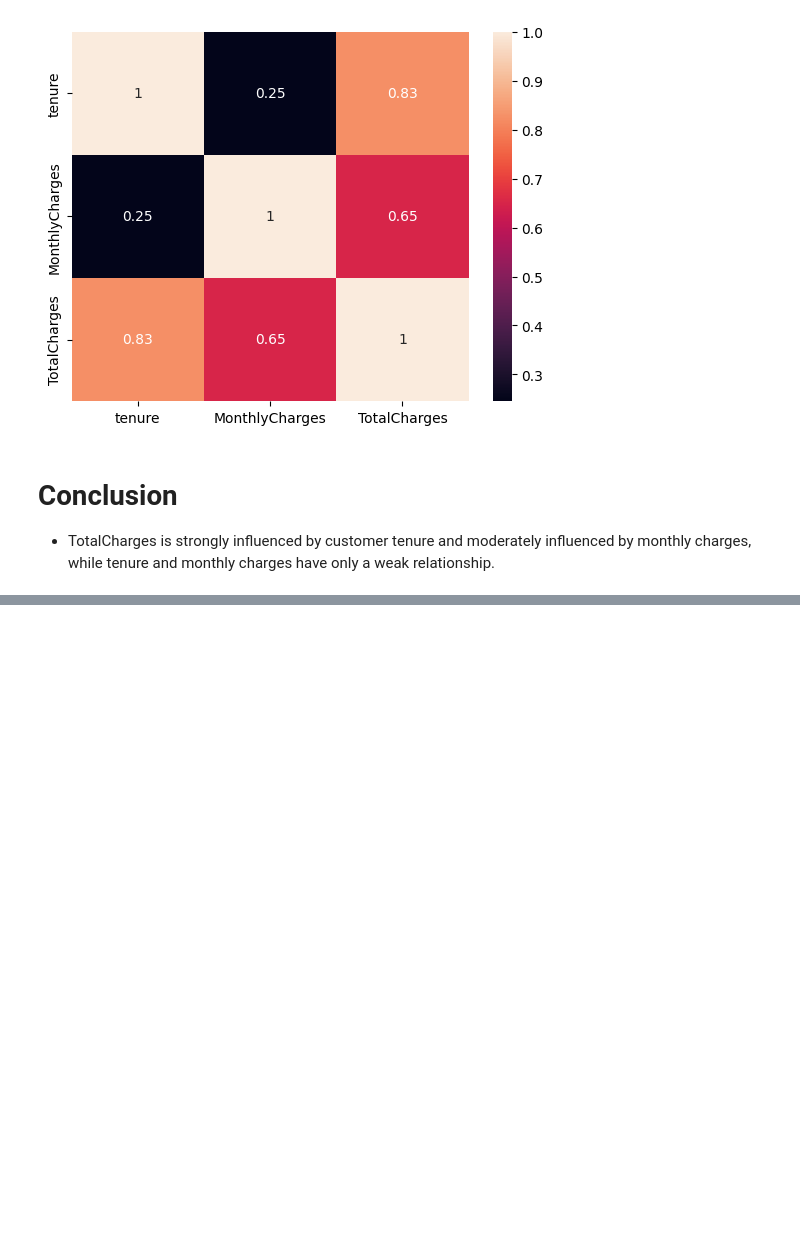
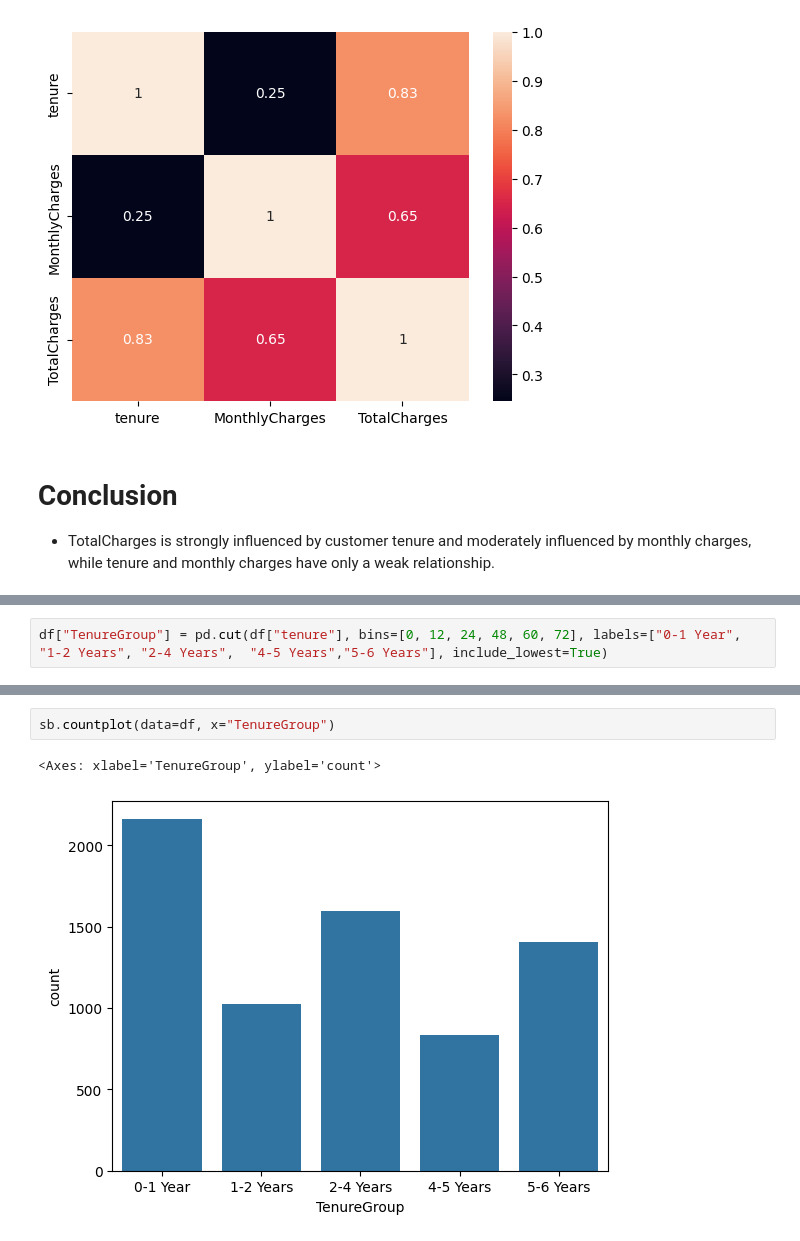
Before and after one commit to Sufiyan1637/Churn_Prediction, a Jupyter notebook: Churn_Prediction.ipynb, the cells around one changed output, grey strips where cells are left out. Cells and saved outputs as stored; diff of their text form; blank space fills up the shorter version.

```diff
--- a/Churn_Prediction.ipynb
+++ b/Churn_Prediction.ipynb
@@ -292,0 +343,2 @@ plt.show()
+# %%
+df["TenureGroup"] = pd.cut(df["tenure"], bins=[0, 12, 24, 48, 60, 72], labels=["0-1 Year", "1-2 Years", "2-4 Years",  "4-5 Years","5-6 Years"], include_lowest=True)
@@ -292,0 +355,5 @@ plt.show()
+# %%
+sb.countplot(data=df, x="TenureGroup")
+# %% [output]
+<Axes: xlabel='TenureGroup', ylabel='count'>
+[figure, added]
```
Also changed, not shown: parts of 15 cells of this notebook.
